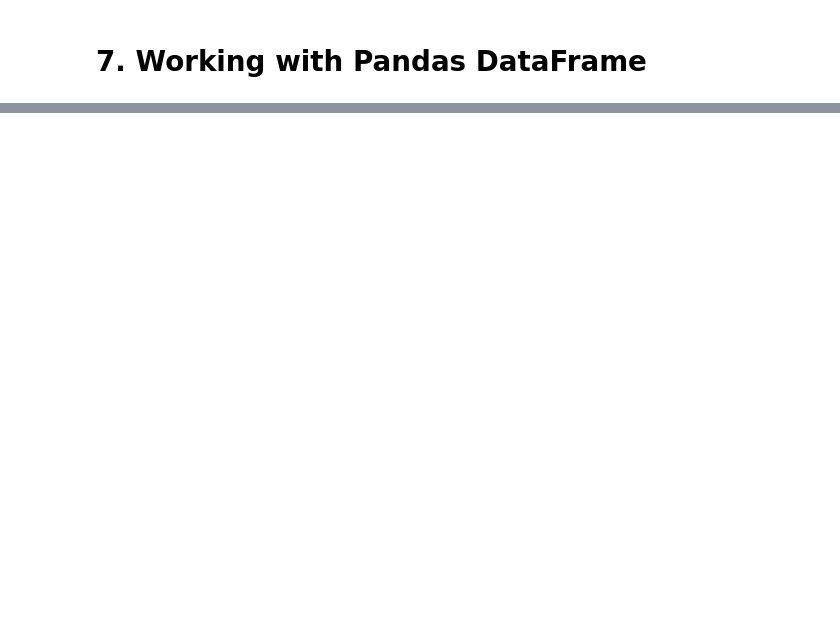
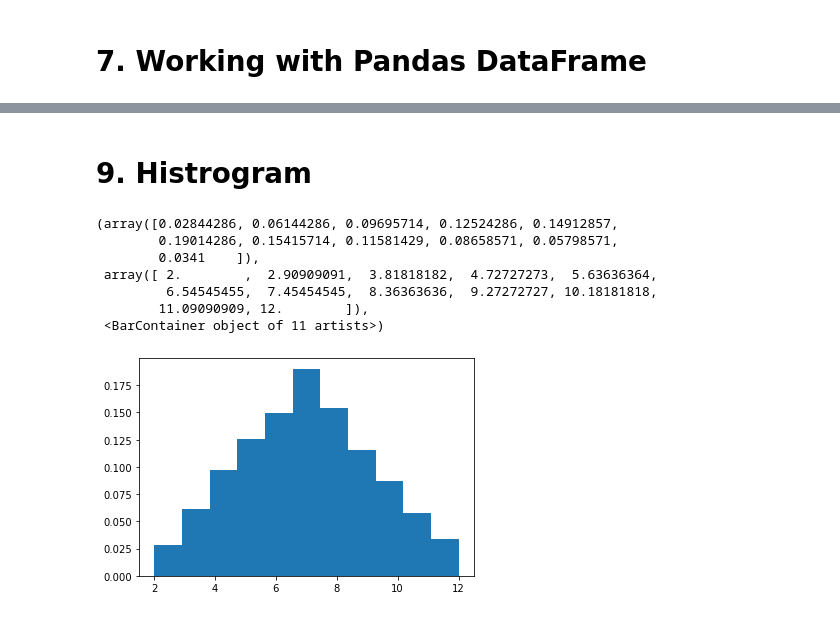
Before and after one commit to HossainSanowar-Github/matplotlib, a Jupyter notebook: matplotlib_plot.ipynb, the cells around one changed output, grey strips where cells are left out. Drawn from its saved outputs; the diff is of its cells as text; code cells hidden in the pictures; blank space fills up the shorter version.

```diff
--- a/matplotlib_plot.ipynb
+++ b/matplotlib_plot.ipynb
@@ -113,0 +195,17 @@ df=pd.read_csv()
+# %% [markdown]
+# 9. Histrogram
+# %%
+arr_1 = np.random.randint(1,7,7000)
+arr_2 = np.random.randint(1,7,7000)
+arr_3 = arr_1 + arr_2
+
+plt.hist(arr_3, bins=11, density=True, stacked=True)
+# %% [output]
+(array([0.02844286, 0.06144286, 0.09695714, 0.12524286, 0.14912857,
+        0.19014286, 0.15415714, 0.11581429, 0.08658571, 0.05798571,
+        0.0341    ]),
+ array([ 2.        ,  2.90909091,  3.81818182,  4.72727273,  5.63636364,
+         6.54545455,  7.45454545,  8.36363636,  9.27272727, 10.18181818,
+        11.09090909, 12.        ]),
+ <BarContainer object of 11 artists>)
+[figure, added]
```
Also changed, not shown: parts of 38 cells of this notebook, 1 other file.
